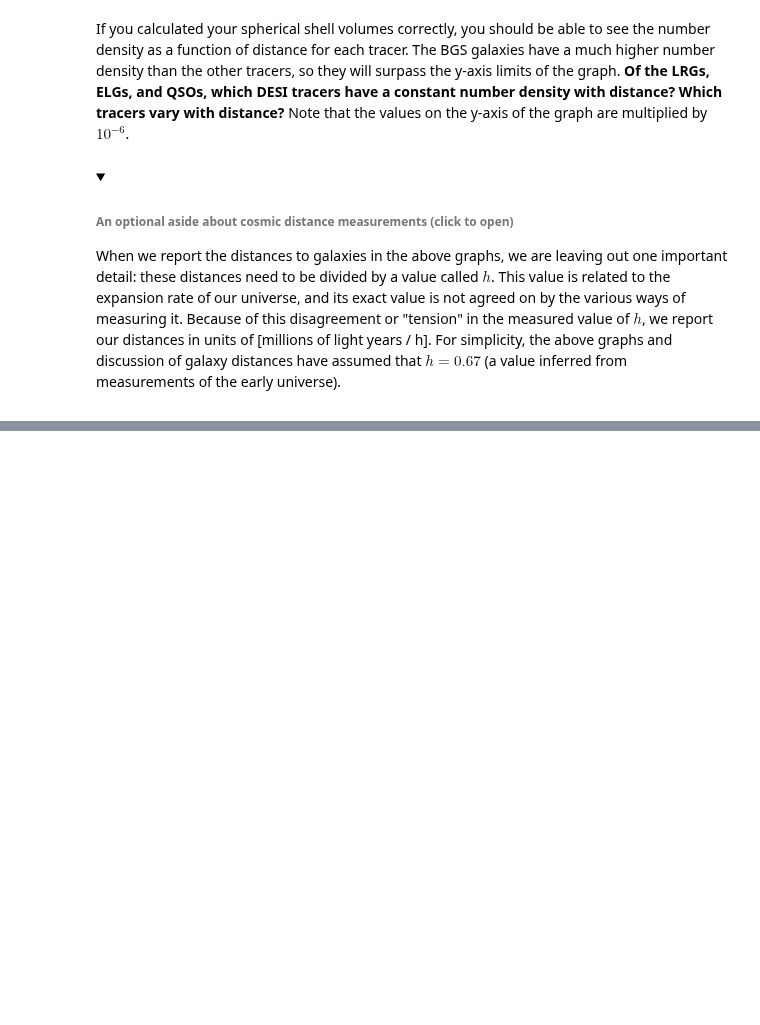
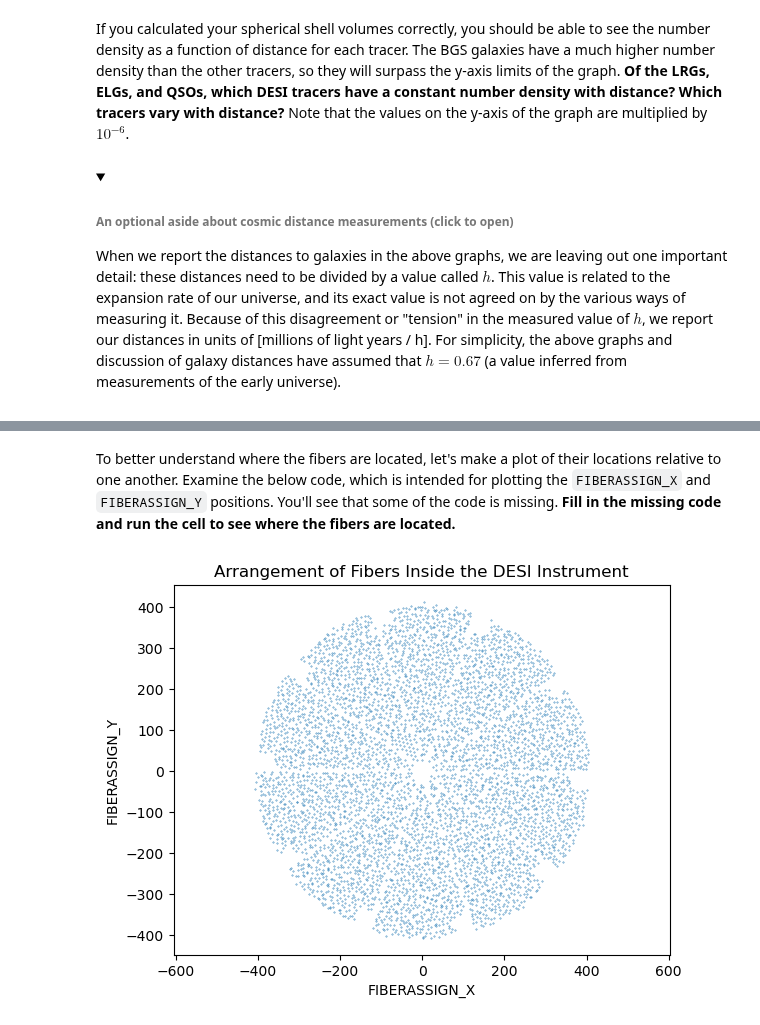
Before and after one commit to DESIHIGH/desihigh, a Jupyter notebook: notebooks/English/DESI_SurveyOverview.ipynb, the cells around one changed output, grey strips where cells are left out. Drawn from its saved outputs; the diff is of its cells as text; code cells hidden in the pictures; folded sections open; blank space fills up the shorter version.

```diff
--- a/notebooks/English/DESI_SurveyOverview.ipynb
+++ b/notebooks/English/DESI_SurveyOverview.ipynb
@@ -330,0 +225,21 @@ You've now become familiar with the four main types of tracers (BGS galaxies, LR
+# %% [markdown]
+To better understand where the fibers are located, let's make a plot of their locations relative to one another. Examine the below code, which is intended for plotting the `FIBERASSIGN_X` and `FIBERASSIGN_Y` positions. You'll see that some of the code is missing. **Fill in the missing code and run the cell to see where the fibers are located.**
+# %%
+# Create a diagram showing the locations of the fibers inside the DESI instrument
+
+# --------------------------------------------------------------------------------
+# YOUR CODE HERE (replace the ellipses with the appropriate columns)
+# Remember that the first entry is plotted on the x-axis, and the second entry is
+# plotted on the y axis
+
+plt.scatter(..., ..., s=.1)
+
+# --------------------------------------------------------------------------------
+
+plt.title('Arrangement of Fibers Inside the DESI Instrument') # plot title
+plt.xlabel('FIBERASSIGN_X') # x-axis label
+plt.ylabel('FIBERASSIGN_Y') # y-axis label
+
+plt.axis('equal'); # set the aspect ratio of the plot
+# %% [output]
+[figure, added]
```
Also changed, not shown: parts of 37 cells of this notebook, 5 other files.
